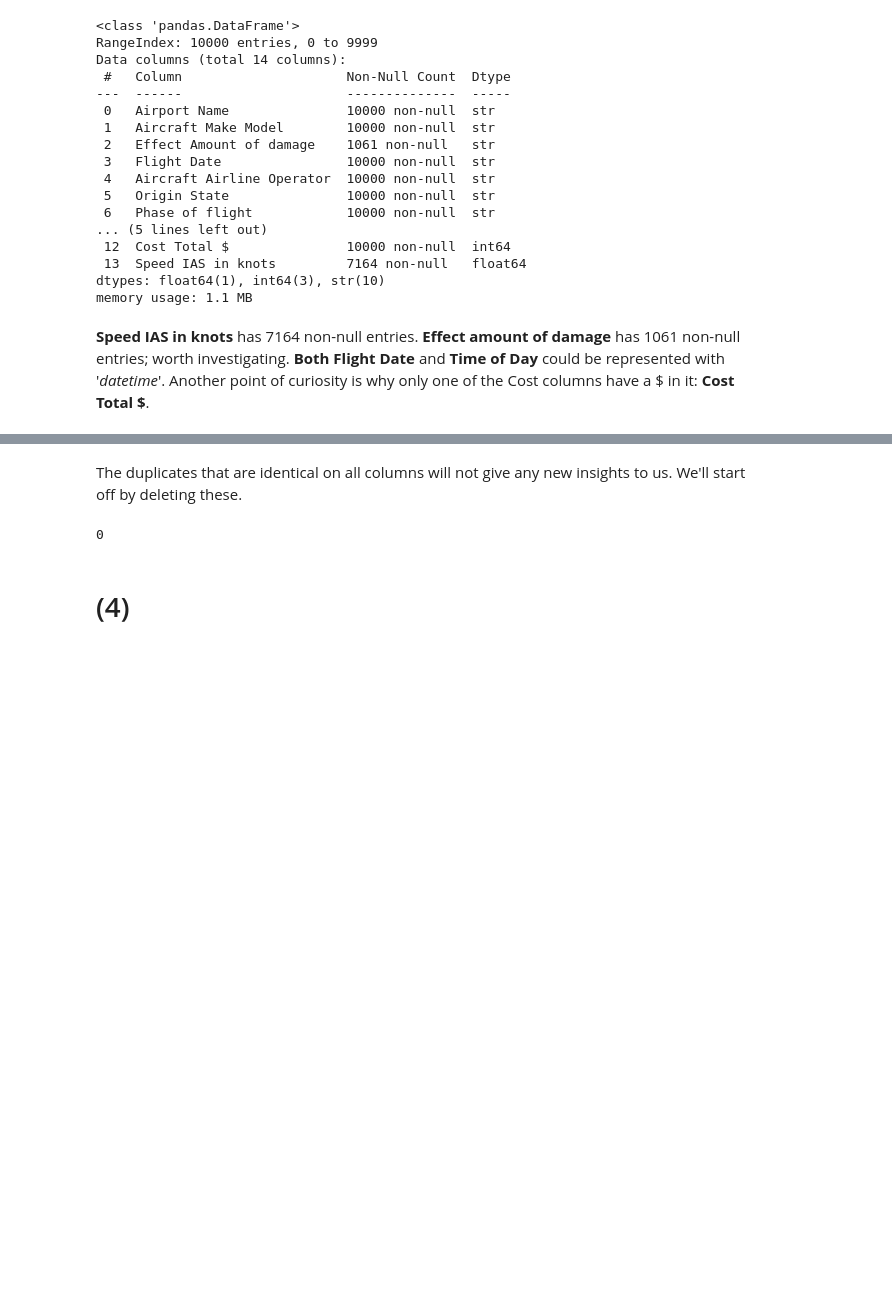
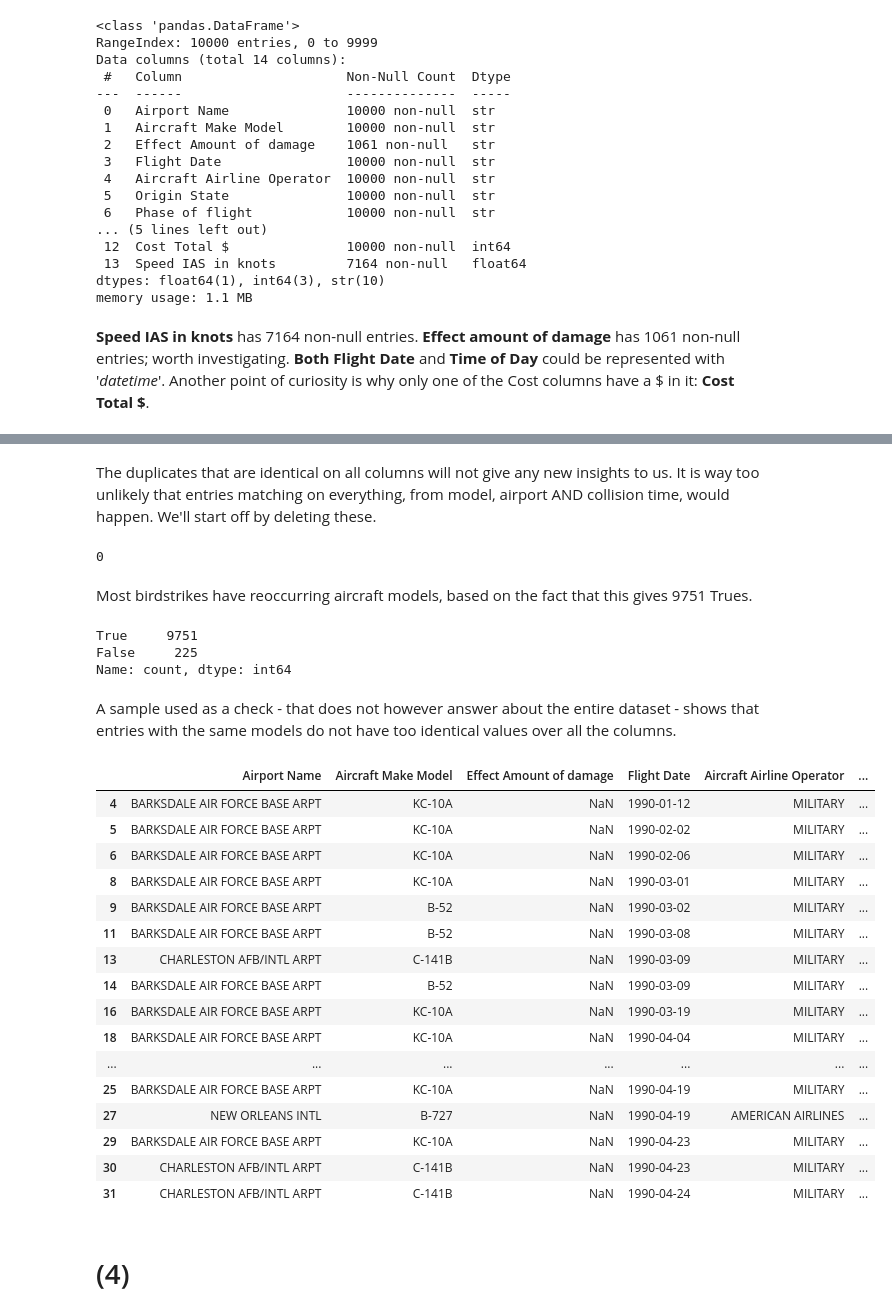
Before and after one commit to hotelFabie/LabComposition, a Jupyter notebook: Analysis & Visualization/Project/project.ipynb, the cells around one changed output, grey strips where cells are left out. Saved outputs shown, nothing was run; the diff lists cells and outputs as text; code cells hidden in the pictures; blank space fills up the shorter version.

Commit message:
data analysis project duplicate checks.

```diff
--- a/Analysis & Visualization/Project/project.ipynb
+++ b/Analysis & Visualization/Project/project.ipynb
@@ -108,15 +108,47 @@ birdstrikes[birdstrikes.duplicated()]
 | 9165 | KANSAS CITY INTL | A-300 | NaN | 2001-10-05 | FEDEX EXPRESS | ... |
 # %% [markdown]
 The duplicates that are identical on all columns will not give any new insights to us.
+It is way too unlikely that entries matching on everything, from model, airport AND collision time, would happen.
 We'll start off by deleting these.
 # %%
 #keep is 'first' by default, so we do not specify anything.
-birdstrikes = birdstrikes.drop_duplicates()
+birdstrikes = birdstrikes.drop_duplicates(keep='first')
 
 #Count as a safety measure.
 print(birdstrikes.duplicated().sum())
 # %% [output]
 0
+# %% [markdown]
+Most birdstrikes have reoccurring aircraft models, based on the fact that this gives 9751 Trues.
+# %%
+birdstrikes.duplicated(subset = 'Aircraft Make Model').value_counts()
+# %% [output]
+True     9751
+False     225
+Name: count, dtype: int64
+# %% [markdown]
+A sample used as a check - that does not however answer about the entire dataset - shows that entries with the same models do not
+have too identical values over all the columns.
+# %%
+birdstrikes[birdstrikes.duplicated(subset = 'Aircraft Make Model')].head(20)
+# %% [output]
+|  | Airport Name | Aircraft Make Model | Effect Amount of damage | Flight Date | Aircraft Airline Operator | ... |
+| 4 | BARKSDALE AIR FORCE BASE ARPT | KC-10A | NaN | 1990-01-12 | MILITARY | ... |
+| 5 | BARKSDALE AIR FORCE BASE ARPT | KC-10A | NaN | 1990-02-02 | MILITARY | ... |
+| 6 | BARKSDALE AIR FORCE BASE ARPT | KC-10A | NaN | 1990-02-06 | MILITARY | ... |
+| 8 | BARKSDALE AIR FORCE BASE ARPT | KC-10A | NaN | 1990-03-01 | MILITARY | ... |
+| 9 | BARKSDALE AIR FORCE BASE ARPT | B-52 | NaN | 1990-03-02 | MILITARY | ... |
+| 11 | BARKSDALE AIR FORCE BASE ARPT | B-52 | NaN | 1990-03-08 | MILITARY | ... |
+| 13 | CHARLESTON AFB/INTL ARPT | C-141B | NaN | 1990-03-09 | MILITARY | ... |
+| 14 | BARKSDALE AIR FORCE BASE ARPT | B-52 | NaN | 1990-03-09 | MILITARY | ... |
+| 16 | BARKSDALE AIR FORCE BASE ARPT | KC-10A | NaN | 1990-03-19 | MILITARY | ... |
+| 18 | BARKSDALE AIR FORCE BASE ARPT | KC-10A | NaN | 1990-04-04 | MILITARY | ... |
+| ... | ... | ... | ... | ... | ... | ... |
+| 25 | BARKSDALE AIR FORCE BASE ARPT | KC-10A | NaN | 1990-04-19 | MILITARY | ... |
+| 27 | NEW ORLEANS INTL | B-727 | NaN | 1990-04-19 | AMERICAN AIRLINES | ... |
+| 29 | BARKSDALE AIR FORCE BASE ARPT | KC-10A | NaN | 1990-04-23 | MILITARY | ... |
+| 30 | CHARLESTON AFB/INTL ARPT | C-141B | NaN | 1990-04-23 | MILITARY | ... |
+| 31 | CHARLESTON AFB/INTL ARPT | C-141B | NaN | 1990-04-24 | MILITARY | ... |
 # %% [markdown]
 # (4)
 # %% [markdown]
```
